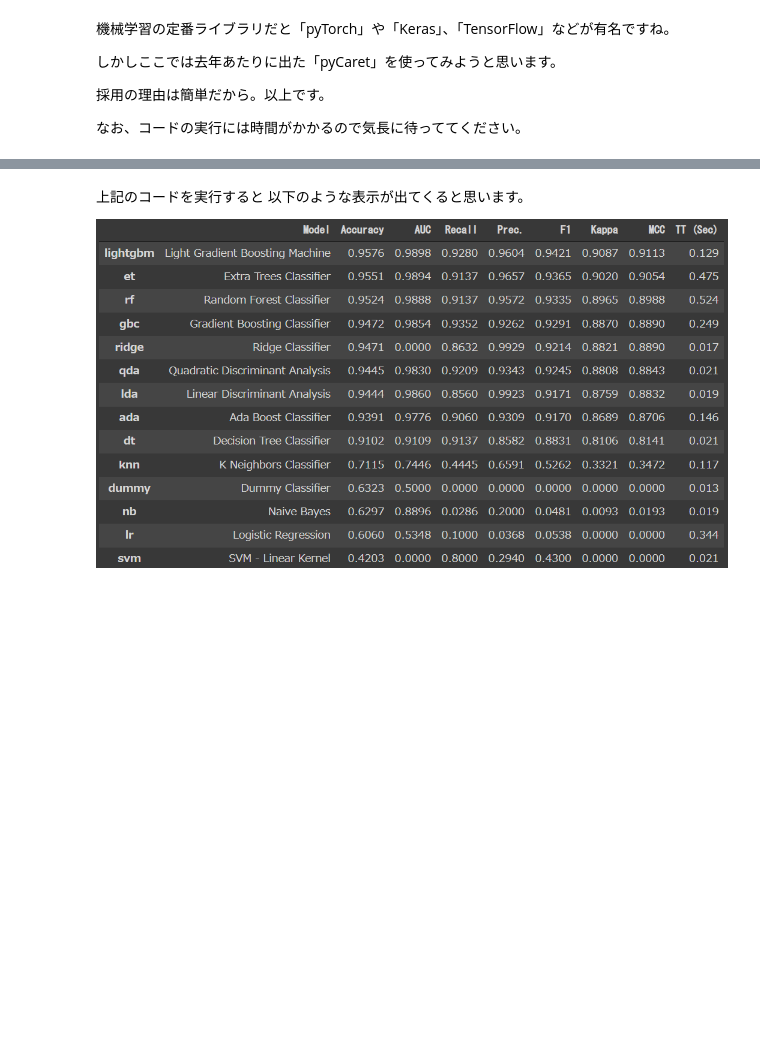
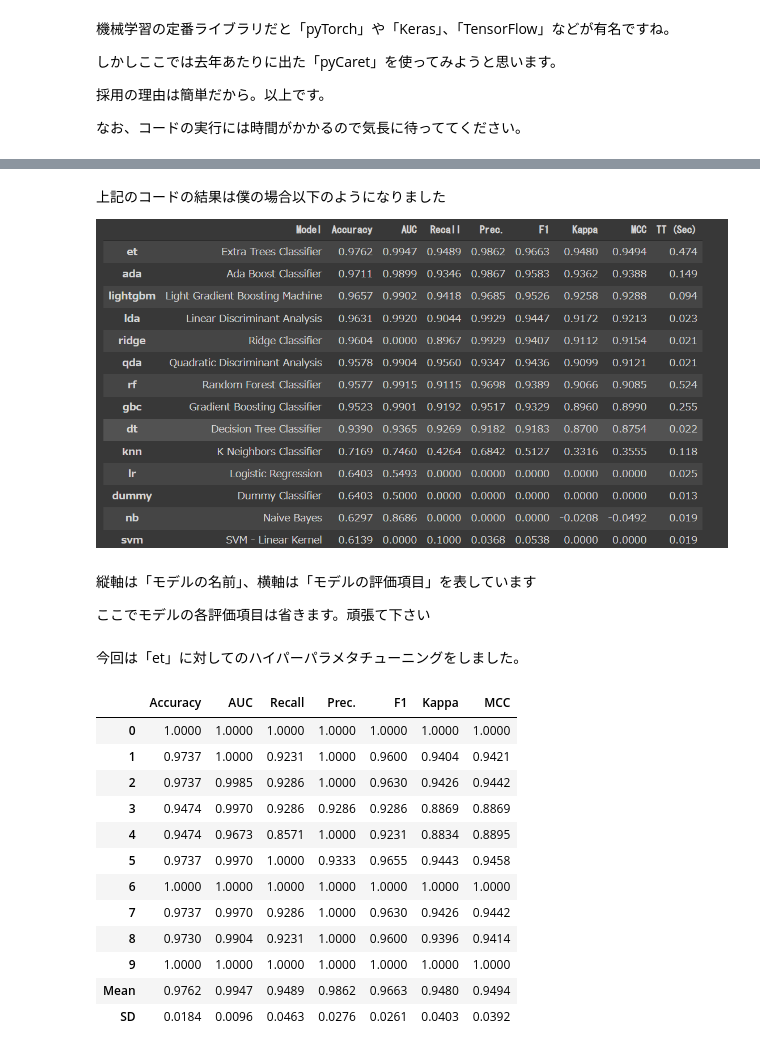
Before and after one commit to judgeee-wase/jg_file, a Jupyter notebook: ommc.ipynb, the cells around one changed output, grey strips where cells are left out. Drawn from its saved outputs; the diff is of its cells as text; code cells hidden in the pictures; blank space fills up the shorter version.

```diff
--- a/ommc.ipynb
+++ b/ommc.ipynb
@@ -1156,5 +1180,26 @@ compare_models()
 # %% [markdown]
-上記のコードを実行すると
-以下のような表示が出てくると思います。
+上記のコードの結果は僕の場合以下のようになりました
 
-![image.png](embedded-picture-1-old)
+![image.png](embedded-picture-1-new)
+# %% [markdown]
+縦軸は「モデルの名前」、横軸は「モデルの評価項目」を表しています
+
+ここでモデルの各評価項目は省きます。頑張て下さい
+# %% [markdown]
+今回は「et」に対してのハイパーパラメタチューニングをしました。
+# %%
+et=create_model('et')
+# %% [output]
+|  | Accuracy | AUC | Recall | Prec. | F1 | Kappa | MCC |
+| 0 | 1.0000 | 1.0000 | 1.0000 | 1.0000 | 1.0000 | 1.0000 | 1.0000 |
+| 1 | 0.9737 | 1.0000 | 0.9231 | 1.0000 | 0.9600 | 0.9404 | 0.9421 |
+| 2 | 0.9737 | 0.9985 | 0.9286 | 1.0000 | 0.9630 | 0.9426 | 0.9442 |
+| 3 | 0.9474 | 0.9970 | 0.9286 | 0.9286 | 0.9286 | 0.8869 | 0.8869 |
+| 4 | 0.9474 | 0.9673 | 0.8571 | 1.0000 | 0.9231 | 0.8834 | 0.8895 |
+| 5 | 0.9737 | 0.9970 | 1.0000 | 0.9333 | 0.9655 | 0.9443 | 0.9458 |
+| 6 | 1.0000 | 1.0000 | 1.0000 | 1.0000 | 1.0000 | 1.0000 | 1.0000 |
+| 7 | 0.9737 | 0.9970 | 0.9286 | 1.0000 | 0.9630 | 0.9426 | 0.9442 |
+| 8 | 0.9730 | 0.9904 | 0.9231 | 1.0000 | 0.9600 | 0.9396 | 0.9414 |
+| 9 | 1.0000 | 1.0000 | 1.0000 | 1.0000 | 1.0000 | 1.0000 | 1.0000 |
+| Mean | 0.9762 | 0.9947 | 0.9489 | 0.9862 | 0.9663 | 0.9480 | 0.9494 |
+| SD | 0.0184 | 0.0096 | 0.0463 | 0.0276 | 0.0261 | 0.0403 | 0.0392 |
```
Also changed, not shown: parts of 14 cells of this notebook.
